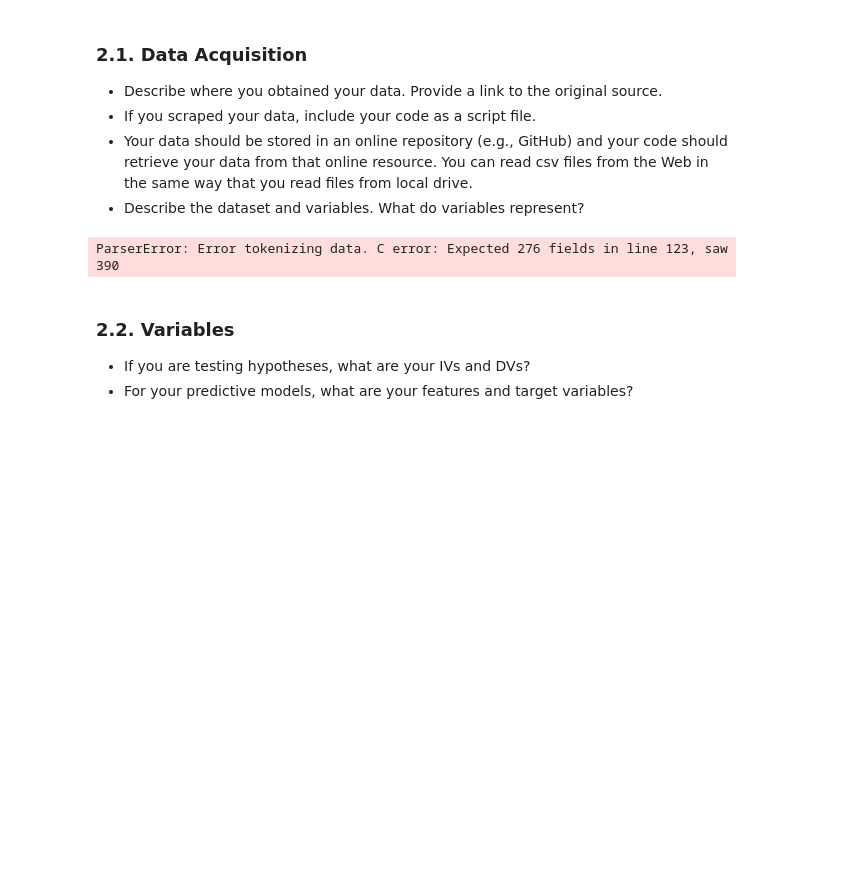
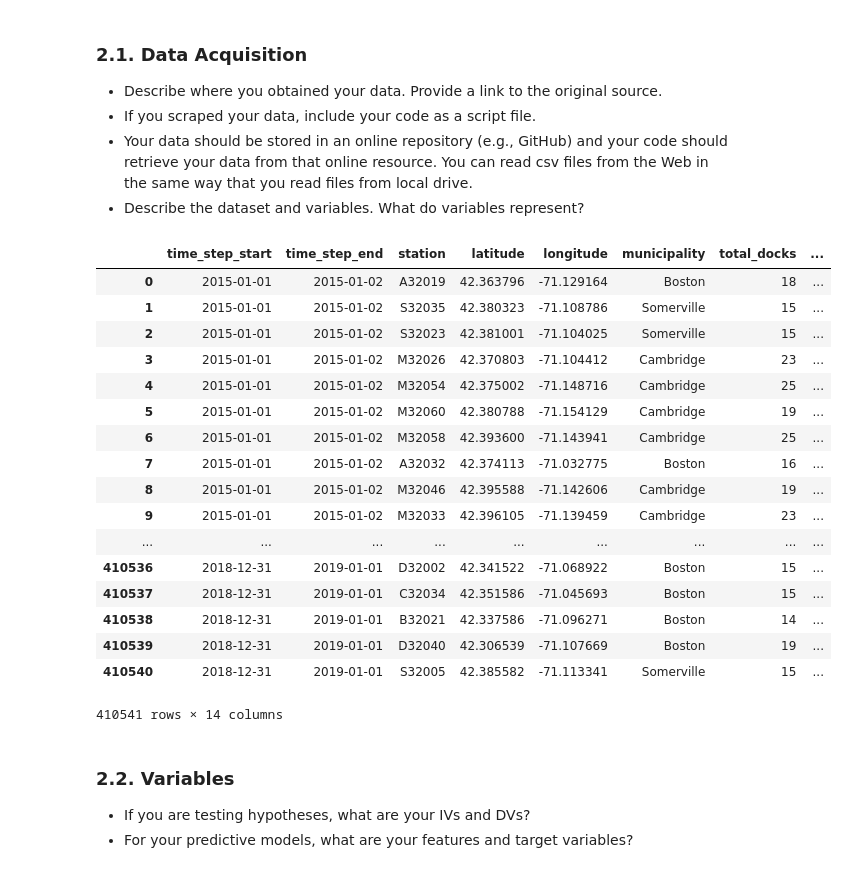
Before and after one commit to Grffiin/BlueBikes, a Jupyter notebook: DS3000_FP4_Section1_Group7.ipynb, the cells around one changed output. Saved outputs shown, nothing was run; the diff lists cells and outputs as text; code cells hidden in the pictures; blank space fills up the shorter version.

```diff
--- a/DS3000_FP4_Section1_Group7.ipynb
+++ b/DS3000_FP4_Section1_Group7.ipynb
@@ -65,10 +69,36 @@ import re
 * If you scraped your data, include your code as a script file.
 * Your data should be stored in an online repository (e.g., GitHub) and your code should retrieve your data from that online resource. You can read csv files from the Web in the same way that you read files from local drive.
 * Describe the dataset and variables. What do variables represent?
-# %%
-monthly_data = pd.read_csv("https://drive.google.com/file/d/1YJYxX_lGA-ul_EIDQS_xfKNNF0Rp_kWj/view?usp=sharing")
-# %% [output]
-ParserError: Error tokenizing data. C error: Expected 276 fields in line 123, saw 390
+# %%
+#base_url = "https://media.githubusercontent.com/media/pablokvitca/ds3000-project/master/preprocessed-data/timeseries.{}.csv"
+#monthly_data = pd.read_csv(base_url.format("monthly", series["monthly"]), parse_dates=["time_step_start", "time_step_end"])
+#weekly_data = pd.read_csv(base_url.format("weekly", series["weekly"]), parse_dates=["time_step_start", "time_step_end"])
+#daily_data = pd.read_csv(base_url.format("daily", series["daily"]), parse_dates=["time_step_start", "time_step_end"])
+#twelve_hourly_data = pd.read_csv(base_url.format("12-hour-ly", series["12-hour-ly"]), parse_dates=["time_step_start", "time_step_end"])
+#hourly_data = pd.read_csv(base_url.format("hourly", series["hourly"]), parse_dates=["time_step_start", "time_step_end"])
+
+daily_data = pd.read_csv("./preprocessed-data/timeseries.daily.csv", parse_dates=["time_step_start", "time_step_end"])
+# %%
+daily_data
+# %% [output]
+|  | time_step_start | time_step_end | station | latitude | longitude | municipality | total_docks | ... |
+| 0 | 2015-01-01 | 2015-01-02 | A32019 | 42.363796 | -71.129164 | Boston | 18 | ... |
+| 1 | 2015-01-01 | 2015-01-02 | S32035 | 42.380323 | -71.108786 | Somerville | 15 | ... |
+| 2 | 2015-01-01 | 2015-01-02 | S32023 | 42.381001 | -71.104025 | Somerville | 15 | ... |
+| 3 | 2015-01-01 | 2015-01-02 | M32026 | 42.370803 | -71.104412 | Cambridge | 23 | ... |
+| 4 | 2015-01-01 | 2015-01-02 | M32054 | 42.375002 | -71.148716 | Cambridge | 25 | ... |
+| 5 | 2015-01-01 | 2015-01-02 | M32060 | 42.380788 | -71.154129 | Cambridge | 19 | ... |
+| 6 | 2015-01-01 | 2015-01-02 | M32058 | 42.393600 | -71.143941 | Cambridge | 25 | ... |
+| 7 | 2015-01-01 | 2015-01-02 | A32032 | 42.374113 | -71.032775 | Boston | 16 | ... |
+| 8 | 2015-01-01 | 2015-01-02 | M32046 | 42.395588 | -71.142606 | Cambridge | 19 | ... |
+| 9 | 2015-01-01 | 2015-01-02 | M32033 | 42.396105 | -71.139459 | Cambridge | 23 | ... |
+| ... | ... | ... | ... | ... | ... | ... | ... | ... |
+| 410536 | 2018-12-31 | 2019-01-01 | D32002 | 42.341522 | -71.068922 | Boston | 15 | ... |
+| 410537 | 2018-12-31 | 2019-01-01 | C32034 | 42.351586 | -71.045693 | Boston | 15 | ... |
+| 410538 | 2018-12-31 | 2019-01-01 | B32021 | 42.337586 | -71.096271 | Boston | 14 | ... |
+| 410539 | 2018-12-31 | 2019-01-01 | D32040 | 42.306539 | -71.107669 | Boston | 19 | ... |
+| 410540 | 2018-12-31 | 2019-01-01 | S32005 | 42.385582 | -71.113341 | Somerville | 15 | ... |
+410541 rows × 14 columns
 # %% [markdown]
 ### 2.2. Variables
 * If you are testing hypotheses, what are your IVs and DVs?
```
Also changed, not shown: parts of 9 cells of this notebook, 10 other files.
